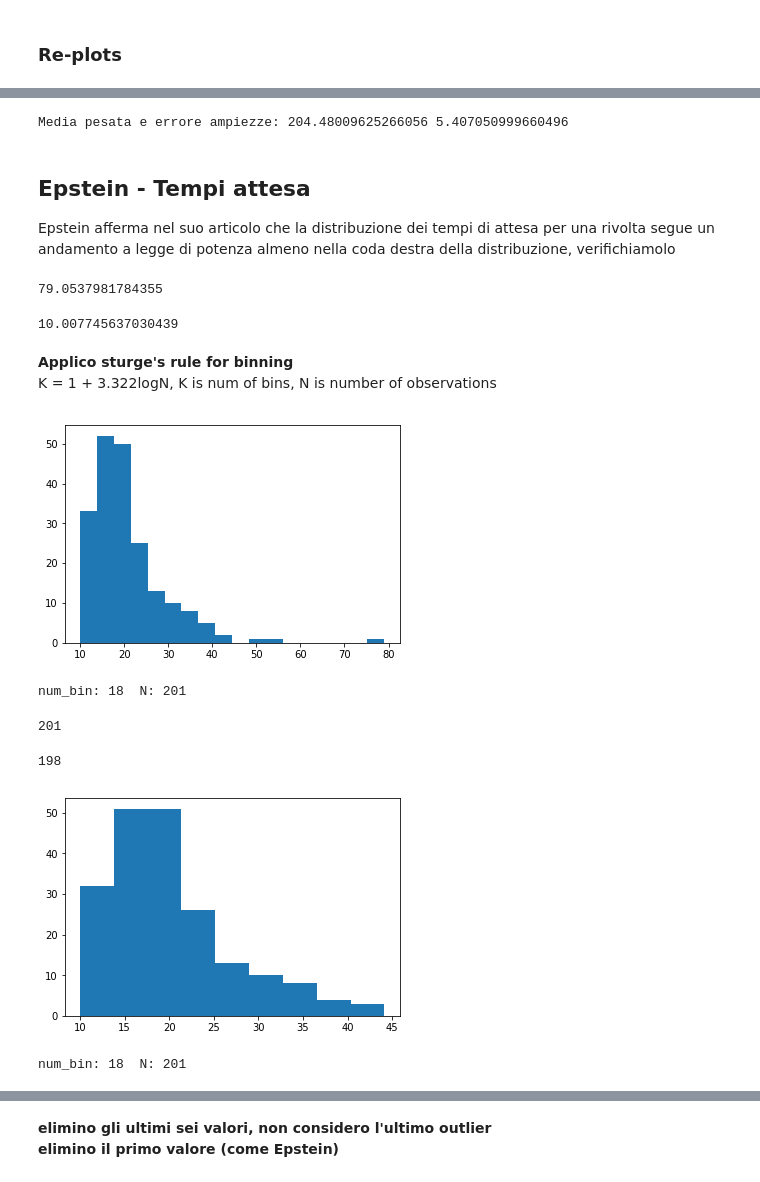
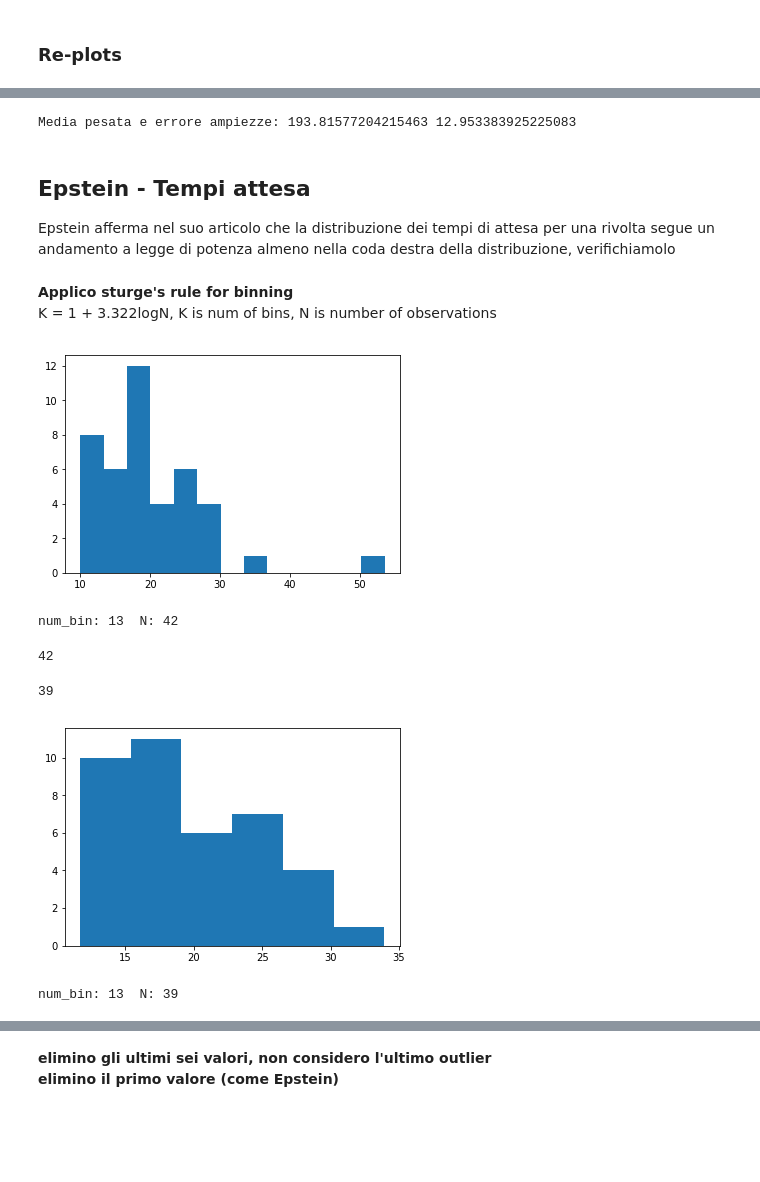
Before and after one commit to jackdeandrea/Econofisica, a Jupyter notebook: 02-metriche_rivolte_norndm.ipynb, the cells around one changed output, grey strips where cells are left out. Cells and saved outputs as stored; diff of their text form; code cells hidden in the pictures; blank space fills up the shorter version.

```diff
--- a/02-metriche_rivolte_norndm.ipynb
+++ b/02-metriche_rivolte_norndm.ipynb
@@ -533 +381,4 @@ plt.show()
+# %%
+tempi_attesa_list = sort(tempi_attesa_list)
+tempi_attesa_list = tempi_attesa_list[1:]
 # %%
@@ -545,18 +396,10 @@ plt.show()
 # %%
-print('Media pesata e errore ampiezze:',media_pesata(c,err_c),np.sqrt(np.sum((c-media_pesata(c,err_c))**2)/(len(c)*(len(c)-1))))
+print('Media pesata e errore ampiezze:',media_pesata(ampiezze_list,err_ampiezze_list),np.sqrt(np.sum((ampiezze_list-media_pesata(ampiezze_list,err_ampiezze_list))**2)/(len(ampiezze_list)*(len(ampiezze_list)-1))))
 # %% [output]
-Media pesata e errore ampiezze: 204.48009625266056 5.407050999660496
+Media pesata e errore ampiezze: 193.81577204215463 12.953383925225083
 # %% [markdown]
 ## Epstein - Tempi attesa
 Epstein afferma nel suo articolo che la distribuzione dei tempi di attesa per una rivolta segue un andamento a legge di potenza almeno nella coda destra della distribuzione, verifichiamolo
-# %%
-max(b)
-# %% [output]
-79.0537981784355
-# %%
-min(b)
-# %% [output]
-10.007745637030439
 # %% [markdown]
 **Applico sturge's rule for binning**
 K = 1 + 3.322logN, K is num of bins, N is number of observations
@@ -565,29 +408,33 @@ N = len(b)
 K = int(1 + 3.322*np.log(N))
 # %%
-counts, bins, bars = plt.hist(b, bins=K)
+counts, bins, bars = plt.hist(tempi_attesa_list, bins=K)
 plt.show()
 print('num_bin:', K, ' N:', N)
 # %% [output]
-[figure, old version]
+[figure, new version]
-num_bin: 18  N: 201
+num_bin: 13  N: 42
 # %%
-prova = b
+prova = tempi_attesa_list
 prova = sort(prova)
 len(prova)
 # %% [output]
-201
+42
 # %%
-prova = prova[:-3]
+prova = prova[:-1]
+prova = prova[2:]
 len(prova)
 # %% [output]
-198
+39
+# %%
+N = len(prova)
+K = int(1 + 3.322*np.log(N))
 # %%
-prova_counts, prova_bins, prova_bars = plt.hist(prova, bins=int(K/2.))
+counts, bins, bars = plt.hist(prova, bins=int(K/2.))
 plt.show()
 print('num_bin:', K, ' N:', N)
 # %% [output]
-[figure, old version]
+[figure, new version]
-num_bin: 18  N: 201
+num_bin: 13  N: 39
 # %%
 bin_values = [(bins[i]+bins[i+1])/2 for i in range(len(bins[1:]))]
 err_counts = np.where(np.sqrt(counts)==0,1,np.sqrt(counts))/counts
```
Also changed, not shown: parts of 54 cells of this notebook.
